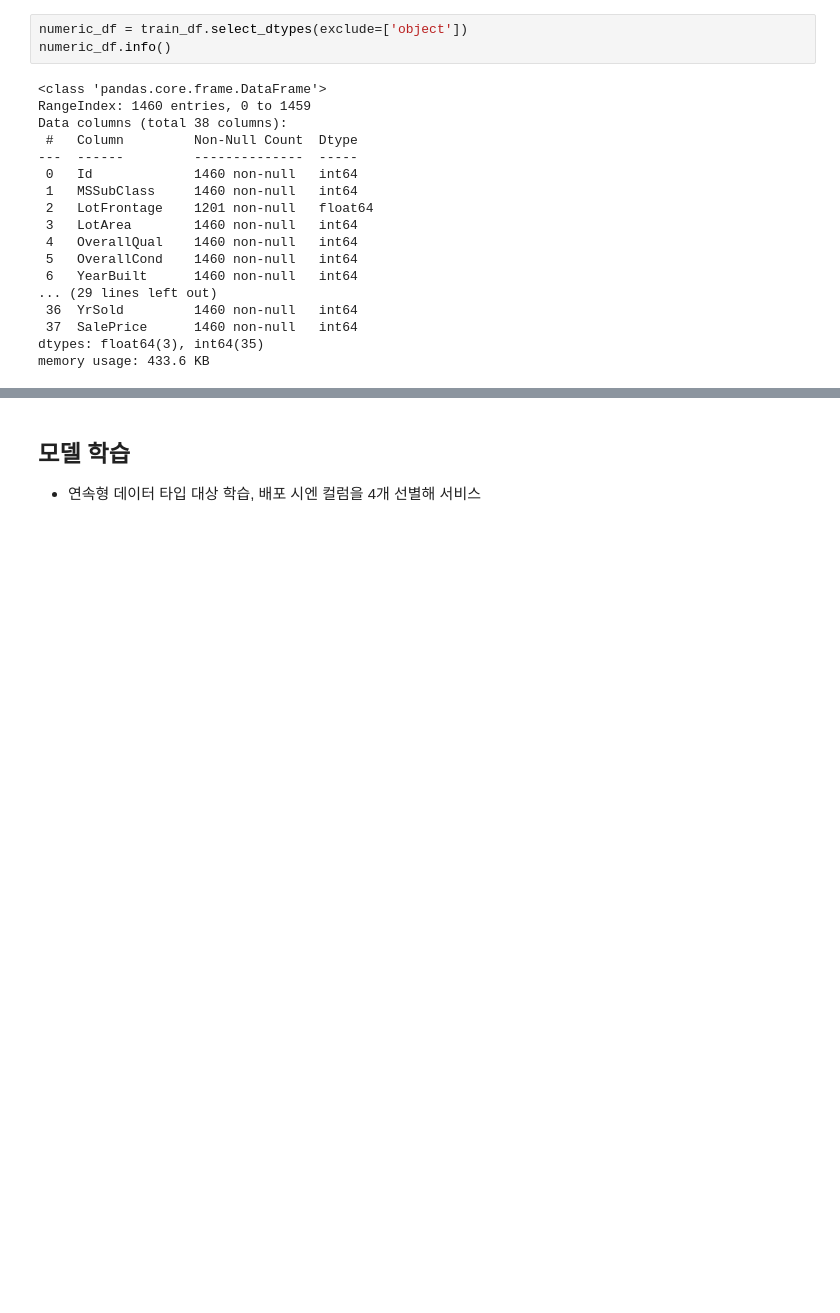
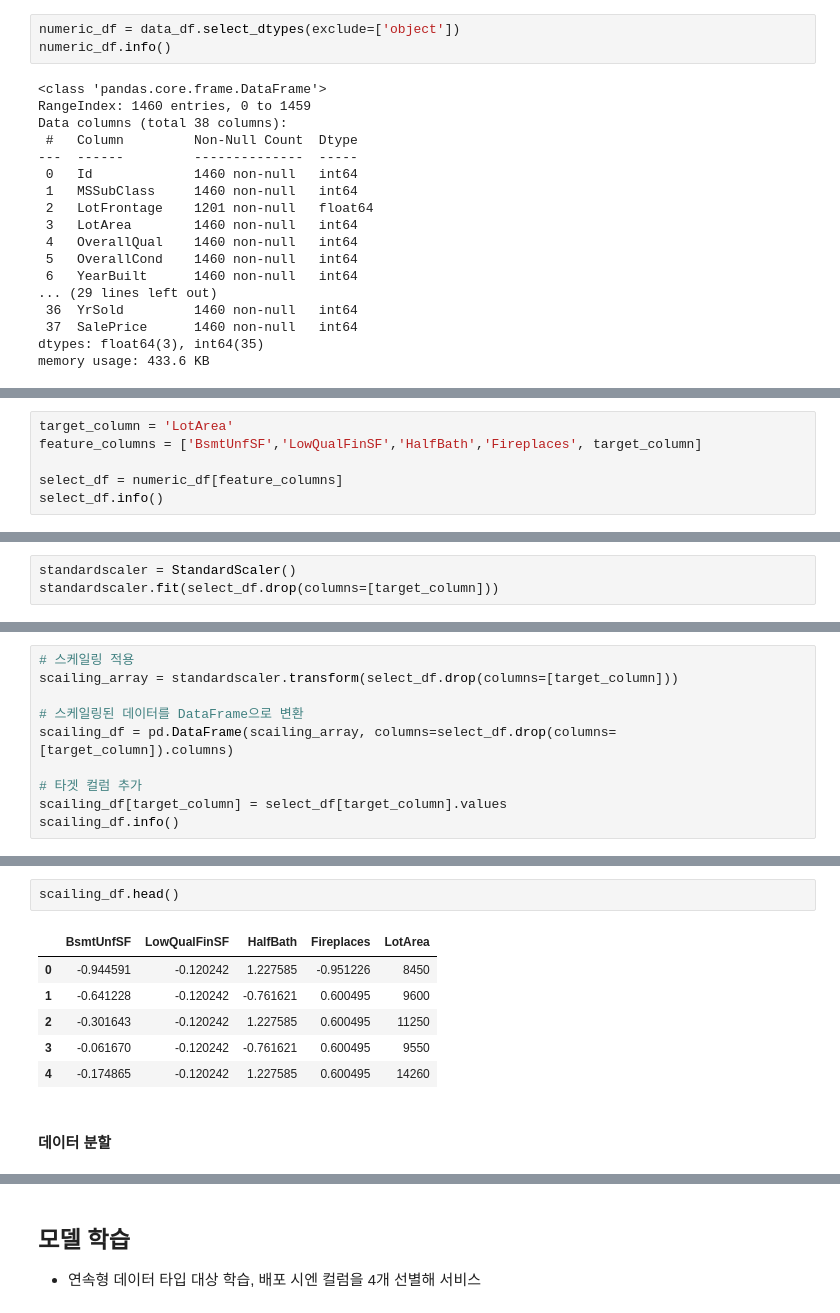
Before and after one commit to Huey-fitpet/study_machinelearnings, a Jupyter notebook: quest/Preprocessings/models_house-prices-advanced-regression-techniques.ipynb, the cells around one changed output, grey strips where cells are left out. Cells and saved outputs as stored; diff of their text form; blank space fills up the shorter version.

```diff
--- a/quest/Preprocessings/models_house-prices-advanced-regression-techniques.ipynb
+++ b/quest/Preprocessings/models_house-prices-advanced-regression-techniques.ipynb
@@ -189,5 +119,5 @@ def evaluate_predictions(df, target_column, trained_model):
 # %%
-numeric_df = train_df.select_dtypes(exclude=['object'])
+numeric_df = data_df.select_dtypes(exclude=['object'])
 numeric_df.info()
 # %% [output]
 <class 'pandas.core.frame.DataFrame'>
@@ -369,0 +140,6 @@ Feature names seen at fit time, yet now missing:
+# %%
+target_column = 'LotArea'
+feature_columns = ['BsmtUnfSF','LowQualFinSF','HalfBath','Fireplaces', target_column]
+
+select_df = numeric_df[feature_columns]
+select_df.info()
@@ -369,0 +159,3 @@ Feature names seen at fit time, yet now missing:
+# %%
+standardscaler = StandardScaler()
+standardscaler.fit(select_df.drop(columns=[target_column]))
@@ -369,0 +164,10 @@ Feature names seen at fit time, yet now missing:
+# %%
+# 스케일링 적용
+scailing_array = standardscaler.transform(select_df.drop(columns=[target_column]))
+
+# 스케일링된 데이터를 DataFrame으로 변환
+scailing_df = pd.DataFrame(scailing_array, columns=select_df.drop(columns=[target_column]).columns)
+
+# 타겟 컬럼 추가
+scailing_df[target_column] = select_df[target_column].values
+scailing_df.info()
@@ -369,0 +187,11 @@ Feature names seen at fit time, yet now missing:
+# %%
+scailing_df.head()
+# %% [output]
+|  | BsmtUnfSF | LowQualFinSF | HalfBath | Fireplaces | LotArea |
+| 0 | -0.944591 | -0.120242 | 1.227585 | -0.951226 | 8450 |
+| 1 | -0.641228 | -0.120242 | -0.761621 | 0.600495 | 9600 |
+| 2 | -0.301643 | -0.120242 | 1.227585 | 0.600495 | 11250 |
+| 3 | -0.061670 | -0.120242 | -0.761621 | 0.600495 | 9550 |
+| 4 | -0.174865 | -0.120242 | 1.227585 | 0.600495 | 14260 |
+# %% [markdown]
+#### 데이터 분할
```
Also changed, not shown: parts of 32 cells of this notebook, 1 other file.
